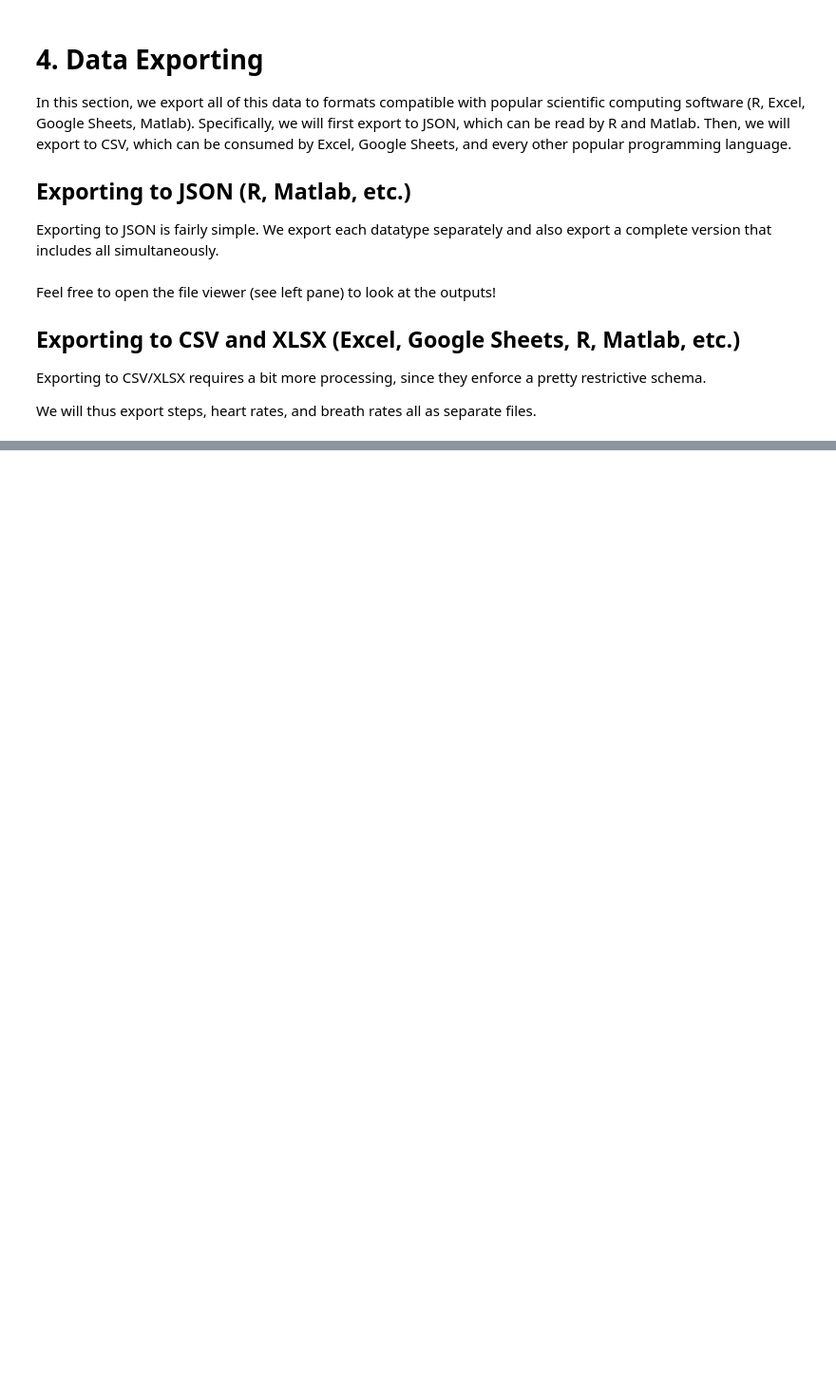
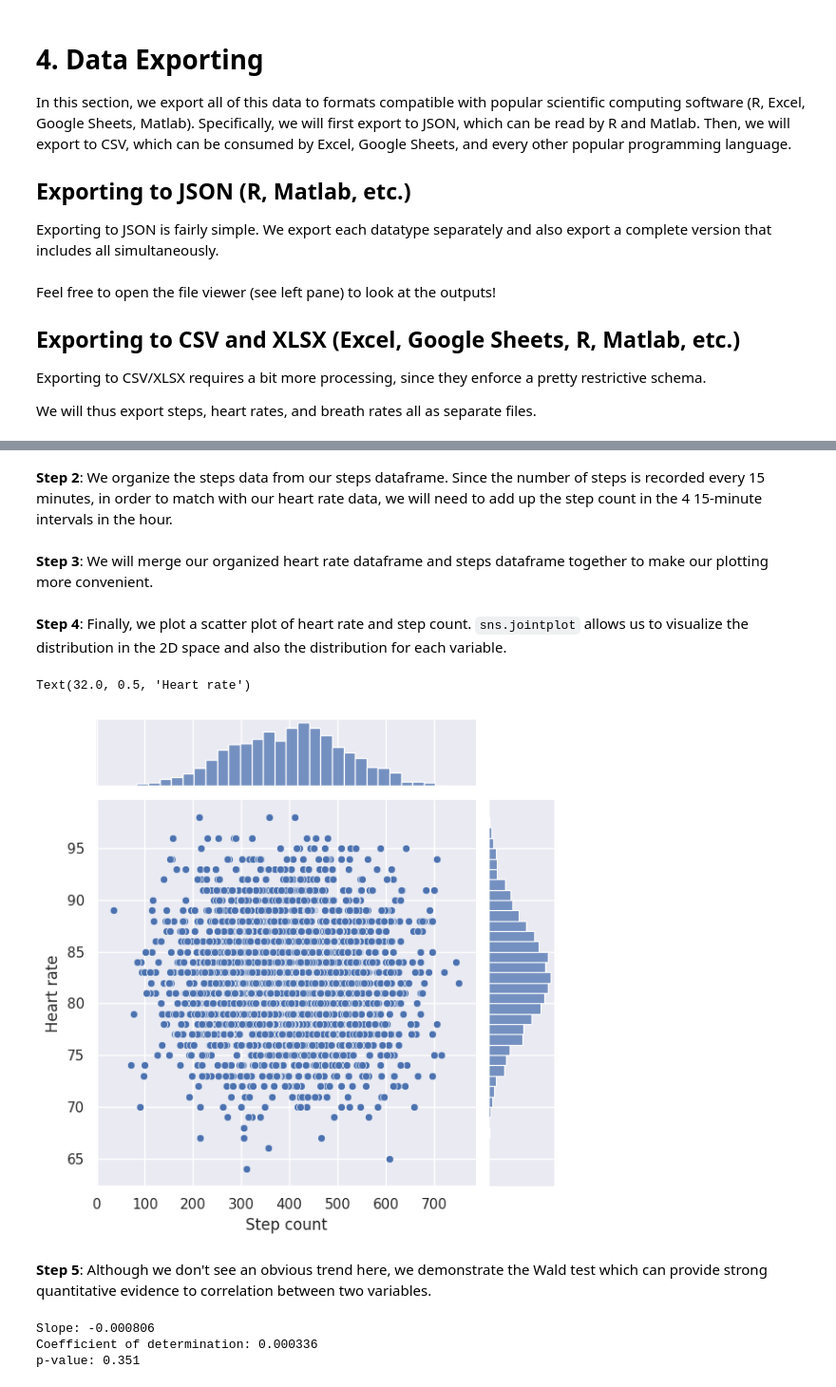
Before and after one commit to Stanford-Health/wearable-notebooks, a Jupyter notebook: notebooks/garmin_fenix_7s_v2.ipynb, the cells around one changed output, grey strips where cells are left out. Shown: that part at 95% size. Drawn from its saved outputs; the diff is of its cells as text; code cells hidden in the pictures; blank space fills up the shorter version.

```diff
--- a/notebooks/garmin_fenix_7s_v2.ipynb
+++ b/notebooks/garmin_fenix_7s_v2.ipynb
@@ -750,0 +975,55 @@ elif feature == "inprogress_virtual_challenges":
+# %%
+df = pd.DataFrame(hr)
+continuous_hr = df['heartRateValues']
+concatenated_data = []
+for row in continuous_hr:
+    concatenated_data.extend(row)
+concatenated_data = np.array(concatenated_data)
+hr_df = pd.DataFrame(concatenated_data, columns=['timestamp', 'value'])
+hr_df['timestamp'] = pd.to_datetime(hr_df['timestamp'], unit='ms')
+# %% [markdown]
+**Step 2**: We organize the steps data from our steps dataframe. Since the number of steps is recorded every 15 minutes, in order to match with our heart rate data, we will need to add up the step count in the 4 15-minute intervals in the hour.
+# %%
+steps_df_list = []
+for i in range(len(steps)):
+  steps_temp_df = pd.DataFrame(steps[i])
+  steps_df_list.append(steps_temp_df)
+steps_df = pd.concat(steps_df_list)
+steps_df = steps_df[['startGMT', 'steps']]
+steps_df['startGMT'] = pd.to_datetime(steps_df['startGMT'])
+steps_by_hour = steps_df.groupby(steps_df['startGMT'].dt.floor('H'))['steps'].sum().reset_index()
+# %% [markdown]
+**Step 3**: We will merge our organized heart rate dataframe and steps dataframe together to make our plotting more convenient.
+# %%
+hr_df['timestamp'] = pd.to_datetime(hr_df['timestamp'])
+steps_by_hour['startGMT'] = pd.to_datetime(steps_by_hour['startGMT'])
+
+merged_df = pd.merge_asof(hr_df, steps_by_hour, left_on='timestamp', right_on='startGMT')
+
+merged_df.drop(columns=['startGMT'], inplace=True)
+merged_df.rename(columns={'value': 'heart_rate'}, inplace=True)
+# %% [markdown]
+**Step 4**: Finally, we plot a scatter plot of heart rate and step count. `sns.jointplot` allows us to visualize the distribution in the 2D space and also the distribution for each variable.
+# %%
+import seaborn as sns
+
+sns.set()
+sns.jointplot(x='steps', y='heart_rate', data=merged_df)
+plt.xlabel('Step count')
+plt.ylabel('Heart rate')
+# %% [output]
+Text(32.0, 0.5, 'Heart rate')
+[figure, added]
+# %% [markdown]
+**Step 5**: Although we don't see an obvious trend here, we demonstrate the Wald test which can provide strong quantitative evidence to correlation between two variables.
+# %%
+from scipy import stats
+slope, intercept, r_value, p_value, std_err = stats.linregress(merged_df['steps'], merged_df['heart_rate'])
+
+print(f'Slope: {slope:.3g}')
+print(f'Coefficient of determination: {r_value**2:.3g}')
+print(f'p-value: {p_value:.3g}')
+# %% [output]
+Slope: -0.000806
+Coefficient of determination: 0.000336
+p-value: 0.351
```
Also changed, not shown: parts of 45 cells of this notebook.
